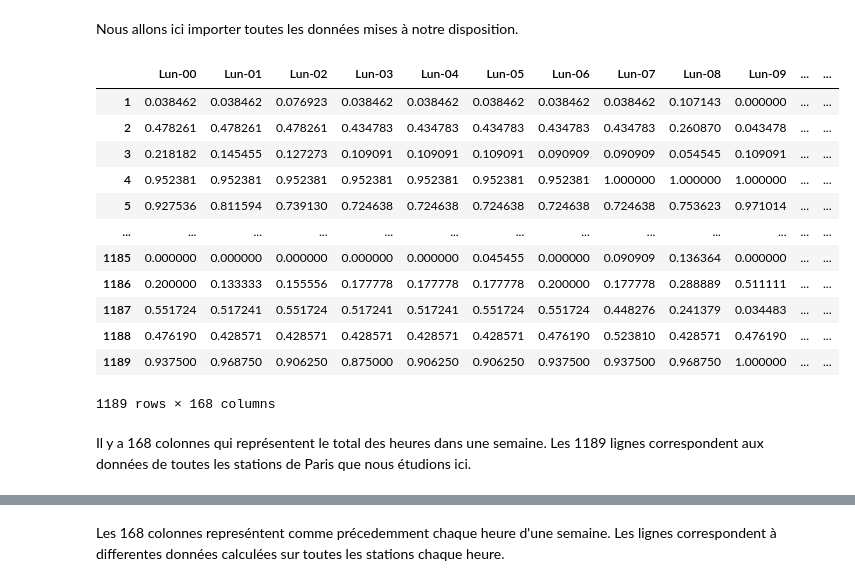
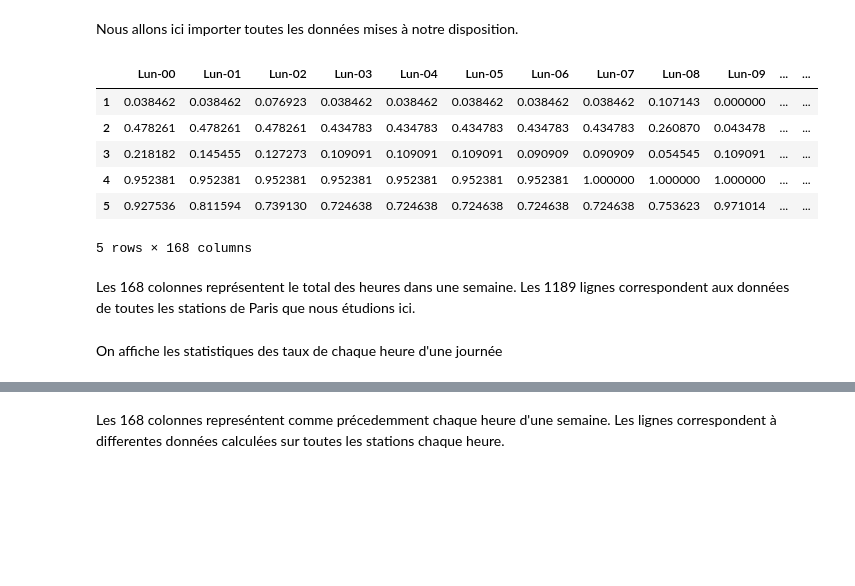
Before and after one commit to Paulod82/Velib, a Jupyter notebook: projet_analyse_d.ipynb, the cells around one changed output, grey strips where cells are left out. Drawn from its saved outputs; the diff is of its cells as text; code cells hidden in the pictures; blank space fills up the shorter version.

```diff
--- a/projet_analyse_d.ipynb
+++ b/projet_analyse_d.ipynb
@@ -20,24 +20,19 @@ Plus le taux est proche de 1 plus la stations a de vélos disponibles. Inverseme
 Nous allons ici importer toutes les données mises à notre disposition.
 # %%
 loading = pd.read_csv('data/velibLoading.csv', sep = " ")
-
-loading
+loading.head()
 # %% [output]
 |  | Lun-00 | Lun-01 | Lun-02 | Lun-03 | Lun-04 | Lun-05 | Lun-06 | Lun-07 | Lun-08 | Lun-09 | ... | ... |
 | 1 | 0.038462 | 0.038462 | 0.076923 | 0.038462 | 0.038462 | 0.038462 | 0.038462 | 0.038462 | 0.107143 | 0.000000 | ... | ... |
 | 2 | 0.478261 | 0.478261 | 0.478261 | 0.434783 | 0.434783 | 0.434783 | 0.434783 | 0.434783 | 0.260870 | 0.043478 | ... | ... |
 | 3 | 0.218182 | 0.145455 | 0.127273 | 0.109091 | 0.109091 | 0.109091 | 0.090909 | 0.090909 | 0.054545 | 0.109091 | ... | ... |
 | 4 | 0.952381 | 0.952381 | 0.952381 | 0.952381 | 0.952381 | 0.952381 | 0.952381 | 1.000000 | 1.000000 | 1.000000 | ... | ... |
 | 5 | 0.927536 | 0.811594 | 0.739130 | 0.724638 | 0.724638 | 0.724638 | 0.724638 | 0.724638 | 0.753623 | 0.971014 | ... | ... |
-| ... | ... | ... | ... | ... | ... | ... | ... | ... | ... | ... | ... | ... |
-| 1185 | 0.000000 | 0.000000 | 0.000000 | 0.000000 | 0.000000 | 0.045455 | 0.000000 | 0.090909 | 0.136364 | 0.000000 | ... | ... |
-| 1186 | 0.200000 | 0.133333 | 0.155556 | 0.177778 | 0.177778 | 0.177778 | 0.200000 | 0.177778 | 0.288889 | 0.511111 | ... | ... |
-| 1187 | 0.551724 | 0.517241 | 0.551724 | 0.517241 | 0.517241 | 0.551724 | 0.551724 | 0.448276 | 0.241379 | 0.034483 | ... | ... |
-| 1188 | 0.476190 | 0.428571 | 0.428571 | 0.428571 | 0.428571 | 0.428571 | 0.476190 | 0.523810 | 0.428571 | 0.476190 | ... | ... |
-| 1189 | 0.937500 | 0.968750 | 0.906250 | 0.875000 | 0.906250 | 0.906250 | 0.937500 | 0.937500 | 0.968750 | 1.000000 | ... | ... |
-1189 rows × 168 columns
+5 rows × 168 columns
 # %% [markdown]
-Il y a 168 colonnes qui représentent le total des heures dans une semaine. Les 1189 lignes correspondent aux données de toutes les stations de Paris que nous étudions ici.
+Les 168 colonnes représentent le total des heures dans une semaine. Les 1189 lignes correspondent aux données de toutes les stations de Paris que nous étudions ici.
+# %% [markdown]
+On affiche les statistiques des taux de chaque heure d'une journée
 # %%
 loading.describe()
 # %% [output]
```
Also changed, not shown: parts of 50 cells of this notebook.
